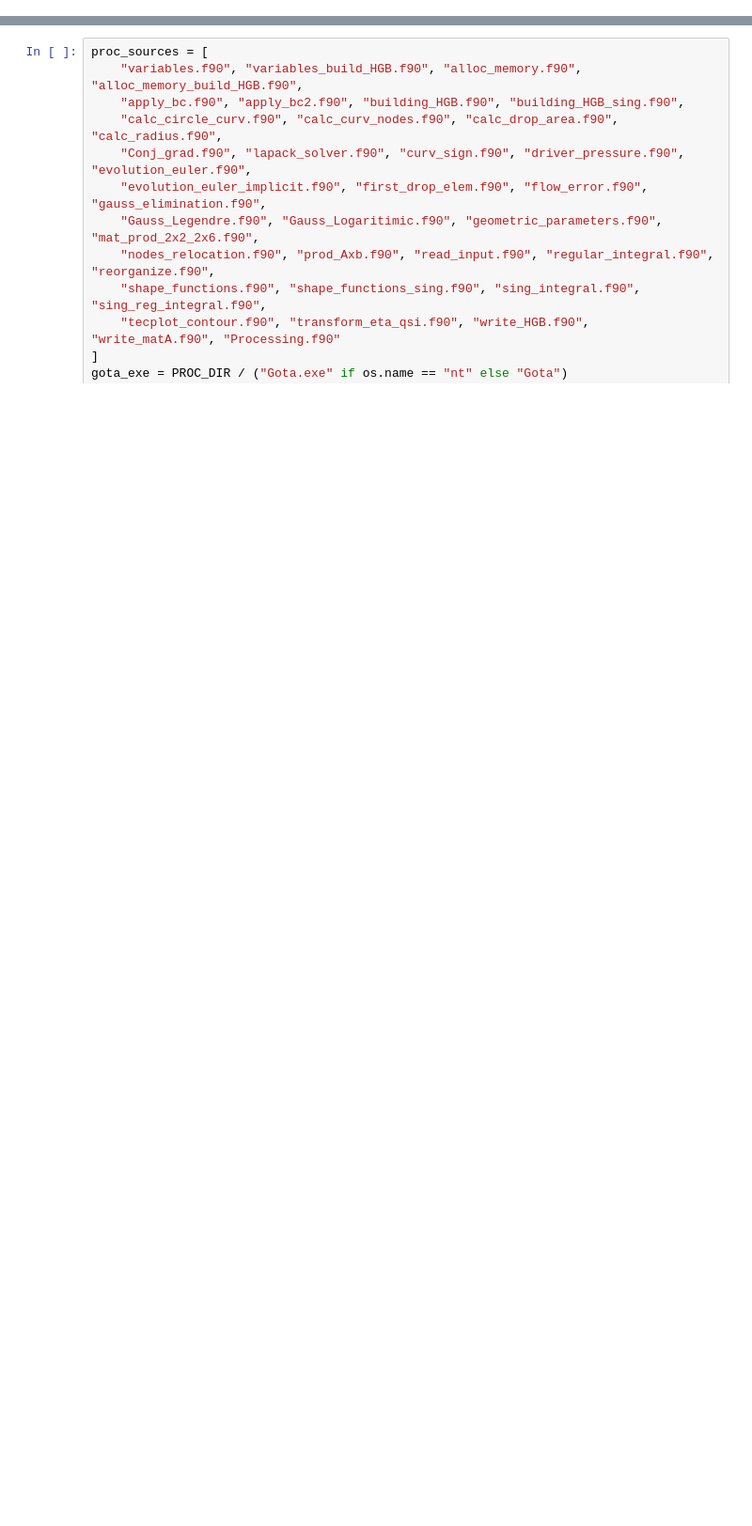
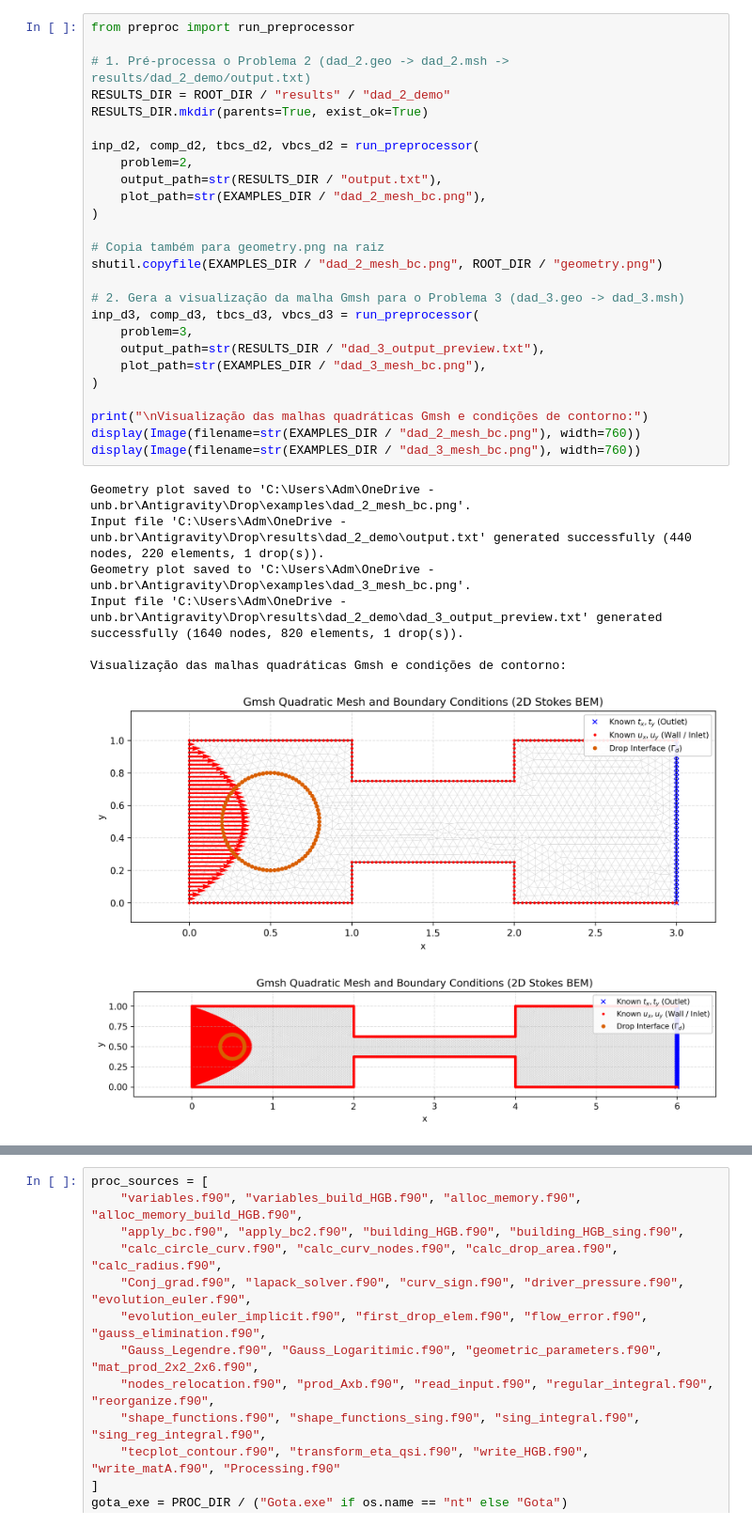
Before and after one commit to e-albuquerque/BEM2D_StokesDrop, a Jupyter notebook: Run_drop_stokes_2d.ipynb, the cells around one changed output, grey strips where cells are left out. Shown at 94% size. Saved outputs shown, nothing was run; the diff lists cells and outputs as text; blank space fills up the shorter version.

Commit message:
Replace Fortran Create_Mesh_2D with Python preprocessor (Gmsh + meshio) and update docs/notebook

```diff
--- a/Run_drop_stokes_2d.ipynb
+++ b/Run_drop_stokes_2d.ipynb
@@ -315 +187,36 @@ Visualização das malhas quadráticas e condições de contorno:
+# %%
+from preproc import run_preprocessor
+
+# 1. Pré-processa o Problema 2 (dad_2.geo -> dad_2.msh -> results/dad_2_demo/output.txt)
+RESULTS_DIR = ROOT_DIR / "results" / "dad_2_demo"
+RESULTS_DIR.mkdir(parents=True, exist_ok=True)
+
+inp_d2, comp_d2, tbcs_d2, vbcs_d2 = run_preprocessor(
+    problem=2,
+    output_path=str(RESULTS_DIR / "output.txt"),
+    plot_path=str(EXAMPLES_DIR / "dad_2_mesh_bc.png"),
+)
+
+# Copia também para geometry.png na raiz
+shutil.copyfile(EXAMPLES_DIR / "dad_2_mesh_bc.png", ROOT_DIR / "geometry.png")
+
+# 2. Gera a visualização da malha Gmsh para o Problema 3 (dad_3.geo -> dad_3.msh)
+inp_d3, comp_d3, tbcs_d3, vbcs_d3 = run_preprocessor(
+    problem=3,
+    output_path=str(RESULTS_DIR / "dad_3_output_preview.txt"),
+    plot_path=str(EXAMPLES_DIR / "dad_3_mesh_bc.png"),
+)
+
+print("\nVisualização das malhas quadráticas Gmsh e condições de contorno:")
+display(Image(filename=str(EXAMPLES_DIR / "dad_2_mesh_bc.png"), width=760))
+display(Image(filename=str(EXAMPLES_DIR / "dad_3_mesh_bc.png"), width=760))
+# %% [output]
+Geometry plot saved to 'C:\Users\Adm\OneDrive - unb.br\Antigravity\Drop\examples\dad_2_mesh_bc.png'.
+Input file 'C:\Users\Adm\OneDrive - unb.br\Antigravity\Drop\results\dad_2_demo\output.txt' generated successfully (440 nodes, 220 elements, 1 drop(s)).
+Geometry plot saved to 'C:\Users\Adm\OneDrive - unb.br\Antigravity\Drop\examples\dad_3_mesh_bc.png'.
+Input file 'C:\Users\Adm\OneDrive - unb.br\Antigravity\Drop\results\dad_2_demo\dad_3_output_preview.txt' generated successfully (1640 nodes, 820 elements, 1 drop(s)).
+
+Visualização das malhas quadráticas Gmsh e condições de contorno:
+[figure, added]
+[figure, added]
 # %% [markdown]
```
Also changed, not shown: parts of 20 cells of this notebook, 35 other files.
